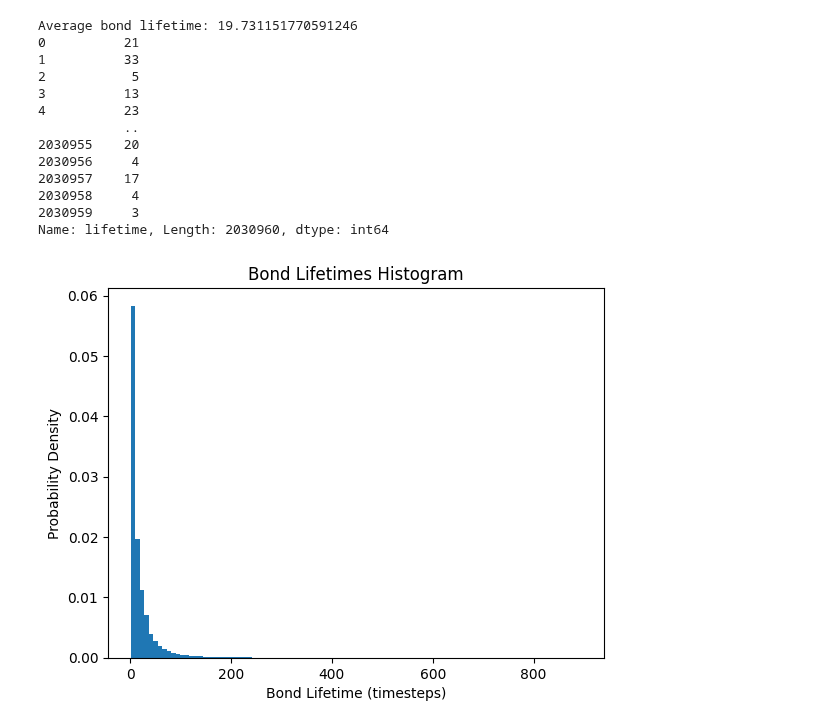
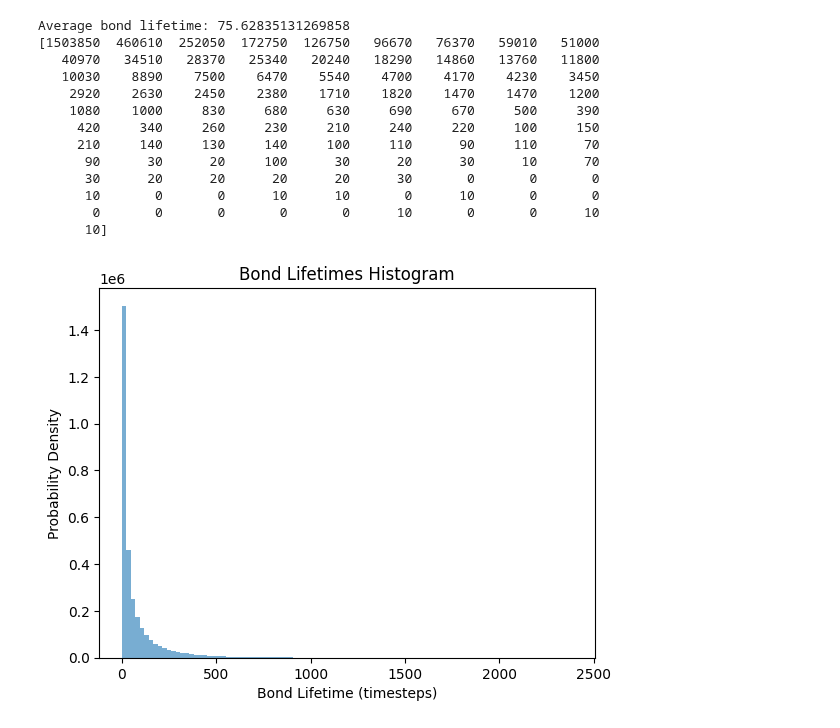
Before and after one commit to anotherbeaver/amine_polymers, a Jupyter notebook: analyze_bonds.ipynb, the cells around one changed output. Cells and saved outputs as stored; diff of their text form; code cells hidden in the pictures.

```diff
--- a/analyze_bonds.ipynb
+++ b/analyze_bonds.ipynb
@@ -54,37 +34,45 @@ Average number of bonds per snapshot 3361.85014985015
 # %%
+import numpy as np
+
+
 def plot_bond_lifetimes(bond_lifetimes, title='Bond Lifetimes Histogram'):
     """
     Plot histogram of bond lifetimes.
     Parameters:
         bond_lifetimes (pd.DataFrame): DataFrame containing bond lifetimes
     """
 
     all_lifetimes = bond_lifetimes['lifetime']
+    max_cutoff = 4000
+    min_cutoff = 0
+    filtered_data = all_lifetimes[(all_lifetimes < max_cutoff) & (all_lifetimes > min_cutoff)]
+    hist, _ = np.histogram(filtered_data, bins=100)
 
-    plt.hist(all_lifetimes, bins=100, density=True)
+    plt.hist(filtered_data, bins=100, alpha=0.6, label='Data')
     plt.xlabel('Bond Lifetime (timesteps)')
     plt.ylabel('Probability Density')
     plt.title(title)
+    print(hist)
     plt.show()
 
 
 file = 'data/bond_lifetimes.csv'
 bond_lifetimes = pd.read_csv(file, delimiter=',')
 # graph histogram of bond lifetimes
-print("Average bond lifetime:", bond_lifetimes['lifetime'].mean())
+print("Average bond lifetime:", avg := bond_lifetimes['lifetime'].mean())
 plot_bond_lifetimes(bond_lifetimes, title='Bond Lifetimes Histogram')
 # %% [output]
-Average bond lifetime: 19.731151770591246
-0          21
-1          33
-2           5
-3          13
-4          23
-           ..
-2030955    20
-2030956     4
-2030957    17
-2030958     4
-2030959     3
-Name: lifetime, Length: 2030960, dtype: int64
+Average bond lifetime: 75.62835131269858
+[1503850  460610  252050  172750  126750   96670   76370   59010   51000
+   40970   34510   28370   25340   20240   18290   14860   13760   11800
+   10030    8890    7500    6470    5540    4700    4170    4230    3450
+    2920    2630    2450    2380    1710    1820    1470    1470    1200
+    1080    1000     830     680     630     690     670     500     390
+     420     340     260     230     210     240     220     100     150
+     210     140     130     140     100     110      90     110      70
+      90      30      20     100      30      20      30      10      70
+      30      20      20      20      20      30       0       0       0
+      10       0       0      10      10       0      10       0       0
+       0       0       0       0       0      10       0       0      10
+      10]
-[figure, old version]
+[figure, new version]
```
Also changed, not shown: parts of 4 cells of this notebook, 2 other files.
